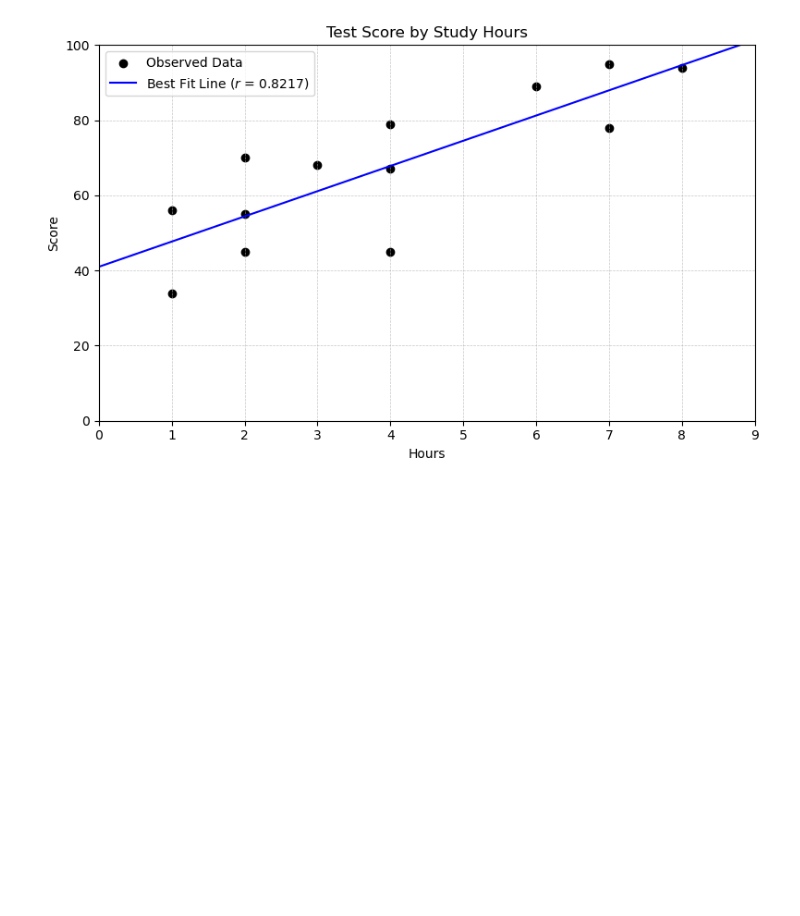
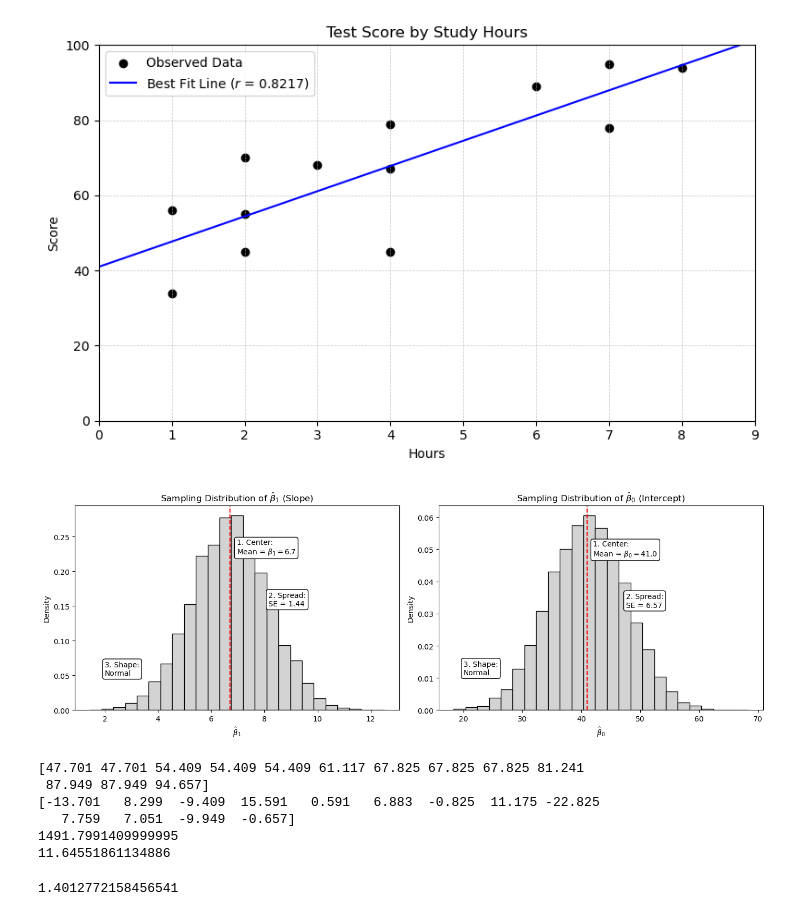
Before and after one commit to kdhenderson/stats-notes-for-ds, a Jupyter notebook: notebooks/foundation-chapter08_figs.ipynb, the cells around one changed output. Drawn from its saved outputs; the diff is of its cells as text; code cells hidden in the pictures; blank space fills up the shorter version.

```diff
--- a/notebooks/foundation-chapter08_figs.ipynb
+++ b/notebooks/foundation-chapter08_figs.ipynb
@@ -29,3 +29,83 @@ plt.tight_layout()
 plt.show()
 # %% [output]
 [figure]
+# %%
+import numpy as np
+import matplotlib.pyplot as plt
+from scipy.stats import norm
+
+# Parameters from the example
+beta_1 = 6.708
+beta_0 = 40.993
+n = 13
+x_bar = 3.923
+s_x2 = 5.76
+sigma_hat = 12.0
+
+# Compute standard errors
+SE_b1 = sigma_hat * np.sqrt(1 / ((n - 1) * s_x2))
+SE_b0 = sigma_hat * np.sqrt((1 / n) + (x_bar**2 / ((n - 1) * s_x2)))
+
+# Simulated sampling distributions
+np.random.seed(1)
+samples_b1 = np.random.normal(loc=beta_1, scale=SE_b1, size=10000)
+samples_b0 = np.random.normal(loc=beta_0, scale=SE_b0, size=10000)
+
+# Plot
+fig, axes = plt.subplots(1, 2, figsize=(14, 5))
+
+# Histogram for slope
+axes[0].hist(samples_b1, bins=25, color='lightgray', edgecolor='black', density=True)
+axes[0].axvline(beta_1, color='red', linestyle='--')
+axes[0].set_title(r"Sampling Distribution of $\hat{\beta}_1$ (Slope)")
+axes[0].set_xlabel(r"$\hat{\beta}_1$")
+axes[0].set_ylabel("Density")
+axes[0].text(beta_1 + 0.25, 0.225, "1. Center:\nMean = $\\beta_1 = 6.7$", bbox=dict(boxstyle="round", facecolor="white"))
+axes[0].text(beta_1 + SE_b1, 0.15, f"2. Spread:\nSE = {SE_b1:.2f}", bbox=dict(boxstyle="round", facecolor="white"))
+axes[0].text(2, 0.05, "3. Shape:\nNormal", bbox=dict(boxstyle="round", facecolor="white"))
+
+# Histogram for intercept
+axes[1].hist(samples_b0, bins=25, color='lightgray', edgecolor='black', density=True)
+axes[1].axvline(beta_0, color='red', linestyle='--')
+axes[1].set_title(r"Sampling Distribution of $\hat{\beta}_0$ (Intercept)")
+axes[1].set_xlabel(r"$\hat{\beta}_0$")
+axes[1].set_ylabel("Density")
+axes[1].text(beta_0 + 1, 0.048, "1. Center:\nMean = $\\beta_0 = 41.0$", bbox=dict(boxstyle="round", facecolor="white"))
+axes[1].text(beta_0 + SE_b0, 0.032, f"2. Spread:\nSE = {SE_b0:.2f}", bbox=dict(boxstyle="round", facecolor="white"))
+axes[1].text(20, 0.011, "3. Shape:\nNormal", bbox=dict(boxstyle="round", facecolor="white"))
+
+plt.tight_layout()
+plt.show()
+# %% [output]
+[figure, added]
+# %%
+y = [34, 56, 45, 70, 55, 68, 67, 79, 45, 89, 95, 78, 94]
+x = [1, 1, 2, 2, 2, 3, 4, 4, 4, 6, 7, 7, 8]
+
+beta_1 = 6.708
+beta_0 = 40.993
+
+y_hat = np.zeros(len(x_i))
+for i in range(len(x_i)):
+    y_hat[i] = beta_0 + beta_1 * x[i]
+print(y_hat)
+
+e = y - y_hat
+print(e)
+
+SSE = np.sum(e**2)
+print(SSE)
+
+sigma_hat = np.sqrt(SSE / (len(x) - 2))
+print(sigma_hat)
+# %% [output]
+[47.701 47.701 54.409 54.409 54.409 61.117 67.825 67.825 67.825 81.241
+ 87.949 87.949 94.657]
+[-13.701   8.299  -9.409  15.591   0.591   6.883  -0.825  11.175 -22.825
+   7.759   7.051  -9.949  -0.657]
+1491.7991409999995
+11.64551861134886
+# %%
+11.65 * np.sqrt(1/((13 - 1)*5.76))
+# %% [output]
+1.4012772158456541
```
Also changed, not shown: parts of 1 cell of this notebook, 9 other files.
